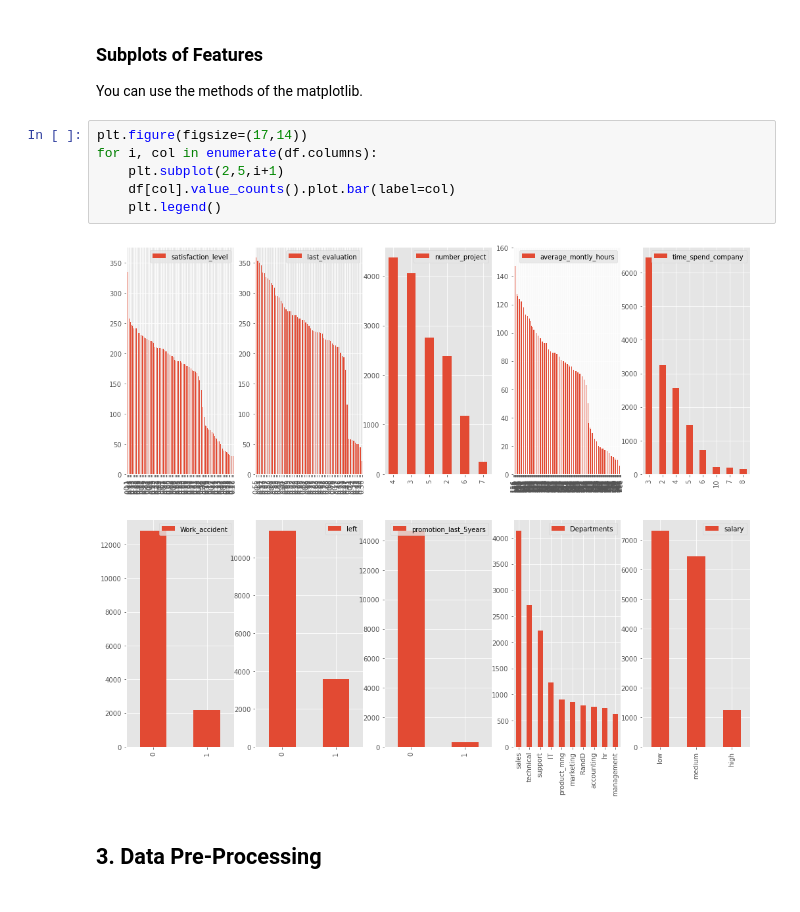
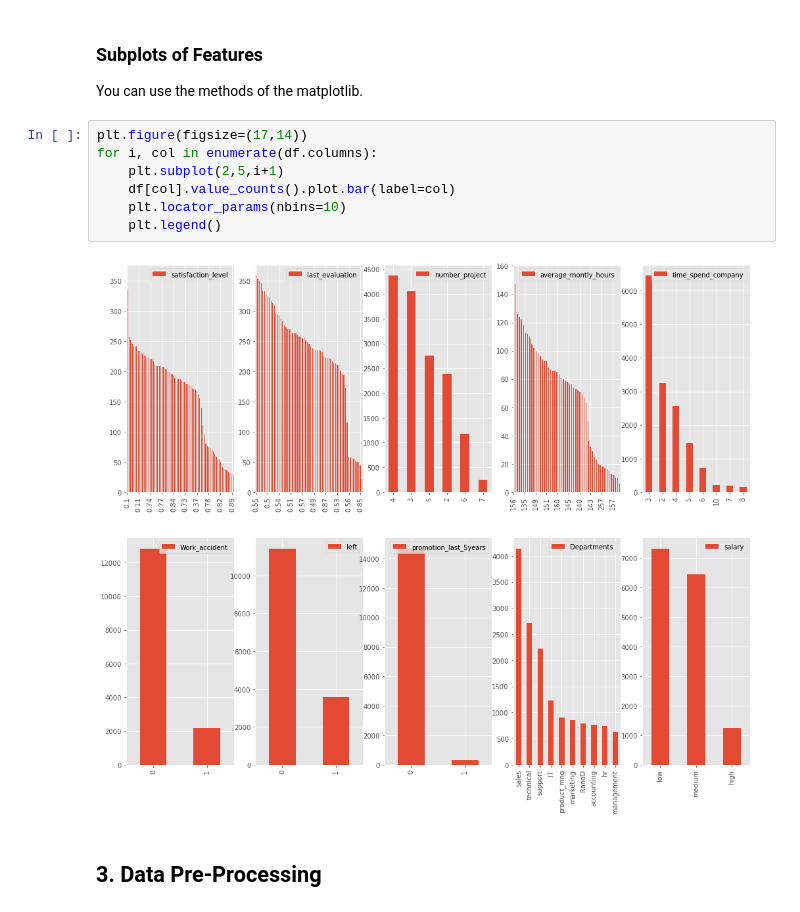
Before and after one commit to smeteo/Data_Science_and_Machine_Learning, a Jupyter notebook: 8. Capstone Projects/Project_2_Churn_Prediction/Churn Prediction_Capstone_Project_2.ipynb, the cells around one changed output. Cells and saved outputs as stored; diff of their text form.

```diff
--- a/8. Capstone Projects/Project_2_Churn_Prediction/Churn Prediction_Capstone_Project_2.ipynb
+++ b/8. Capstone Projects/Project_2_Churn_Prediction/Churn Prediction_Capstone_Project_2.ipynb
@@ -295,11 +295,12 @@ You can use the methods of the matplotlib.
 # %%
 plt.figure(figsize=(17,14))
 for i, col in enumerate(df.columns):
     plt.subplot(2,5,i+1)
     df[col].value_counts().plot.bar(label=col)
+    plt.locator_params(nbins=10)
     plt.legend()
 # %% [output]
-[figure, old version]
+[figure, new version]
 # %% [markdown]
 ## 3. Data Pre-Processing
 # %% [markdown]
```
